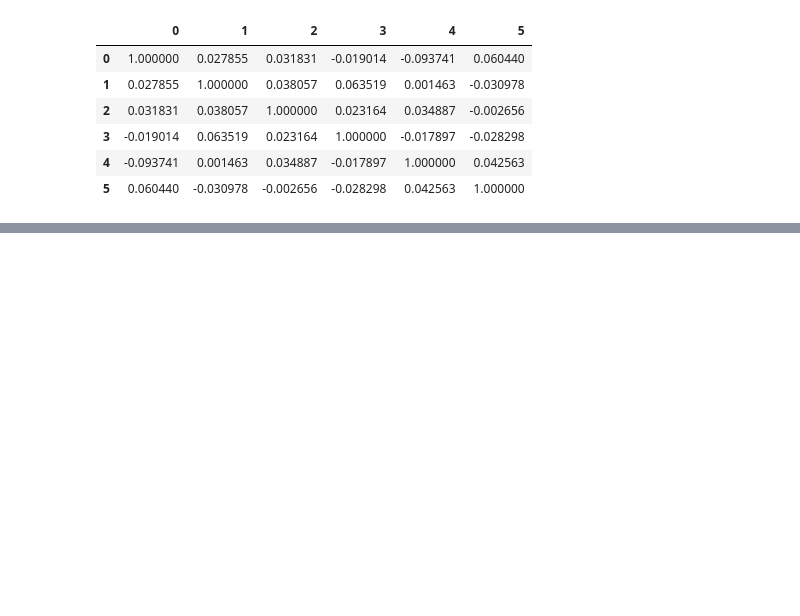
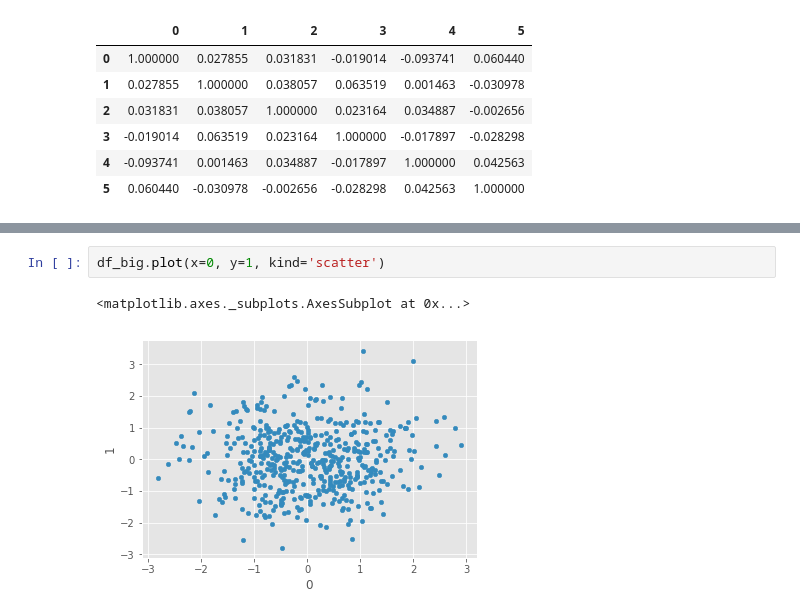
Before and after one commit to vrbsky/talks-classes-etc, a Jupyter notebook: Data_Science_with_Python_Estacio/02_Intro_to_Data_Analysis.ipynb, the cells around one changed output, grey strips where cells are left out. Saved outputs shown, nothing was run; the diff lists cells and outputs as text; blank space fills up the shorter version.

```diff
--- a/Data_Science_with_Python_Estacio/02_Intro_to_Data_Analysis.ipynb
+++ b/Data_Science_with_Python_Estacio/02_Intro_to_Data_Analysis.ipynb
@@ -449,0 +474,5 @@ sns.distplot(df_big[3])
+# %%
+df_big.plot(x=0, y=1, kind='scatter')
+# %% [output]
+<matplotlib.axes._subplots.AxesSubplot at 0x...>
+[figure, added]
```
Also changed, not shown: parts of 6 cells of this notebook, 3 other files.
